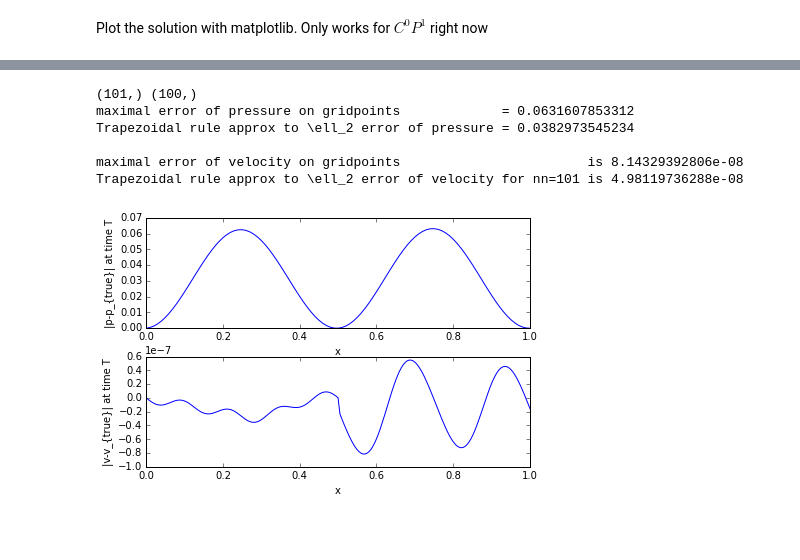
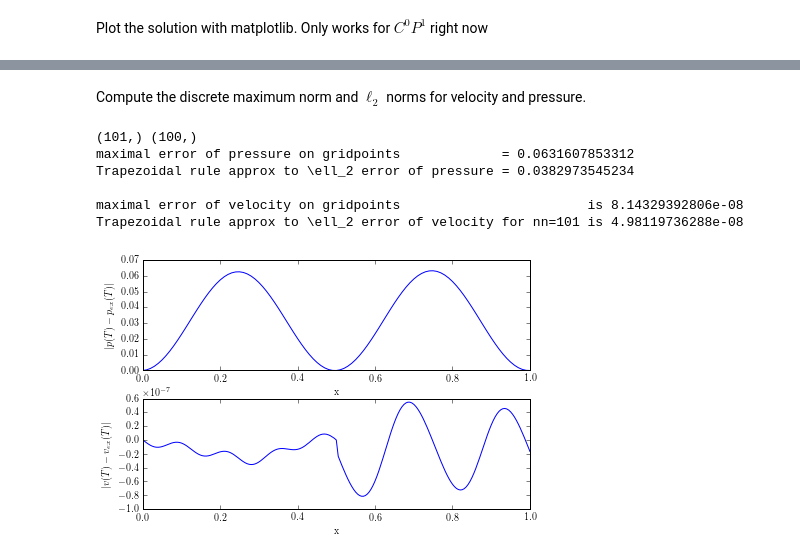
Before and after one commit to erdc/proteus-ps, a Jupyter notebook: NavierStokesNotebooks/NavierStokes1D.ipynb, the cells around one changed output, grey strips where cells are left out. Drawn from its saved outputs; the diff is of its cells as text; code cells hidden in the pictures; blank space fills up the shorter version.

```diff
--- a/NavierStokesNotebooks/NavierStokes1D.ipynb
+++ b/NavierStokesNotebooks/NavierStokes1D.ipynb
@@ -394,39 +400,40 @@ ax3.set_ylabel('r(T) exact')
+# %% [markdown]
+Compute the discrete maximum norm and $\ell_2$ norms for velocity and pressure.
 # %%
 print x.shape,xm.shape
 
-# output error data for pressure
 fig, (ax1,ax2) = plt.subplots(2,1)
 fig.tight_layout() # spread out the plots so that they don't overlap
 err_p = pT-pex_vals_at_T
 print "maximal error of pressure on gridpoints             = %s" % max(abs(err_p))
 ax1.plot(x,abs(err_p))
 ax1.set_xlabel('x')
-ax1.set_ylabel('|p-p_{true}| at time T')
+ax1.set_ylabel('$|p(T)-p_{ex}(T)|$')
 err_p *= err_p
 err_p *= physics.L[0]*physics.L[1]/(numerics.nn)
 L2approx_p = np.sqrt(err_p.sum())
 
 print "Trapezoidal rule approx to \ell_2 error of pressure = %s\n" % L2approx_p
 
 
-# output error data for velocity
+
 vtrue = 0.0*vT
 for i,val in enumerate(np.concatenate((x,xm))):
     vtrue[i] = vex0(np.array([val]),physics.T)
 err_v = vT-vtrue
 print "maximal error of velocity on gridpoints                        is %s" % max(abs(err_v))
 ax2.plot(xq,err_v)
 ax2.set_xlabel('x')
-ax2.set_ylabel('|v-v_{true}| at time T')
+ax2.set_ylabel('$|v(T)-v_{ex}(T)|$')
 err_v *= err_v
 err_v *= physics.L[0]*physics.L[1]/(numerics.nn)
 L2approx_v = np.sqrt(err_v.sum())
 print "Trapezoidal rule approx to \ell_2 error of velocity for nn=%s is %s" % (numerics.nn, L2approx_v)
 # %% [output]
 (101,) (100,)
 maximal error of pressure on gridpoints             = 0.0631607853312
 Trapezoidal rule approx to \ell_2 error of pressure = 0.0382973545234
 
 maximal error of velocity on gridpoints                        is 8.14329392806e-08
 Trapezoidal rule approx to \ell_2 error of velocity for nn=101 is 4.98119736288e-08
-[figure, old version]
+[figure, new version]
```
Also changed, not shown: parts of 7 cells of this notebook.
